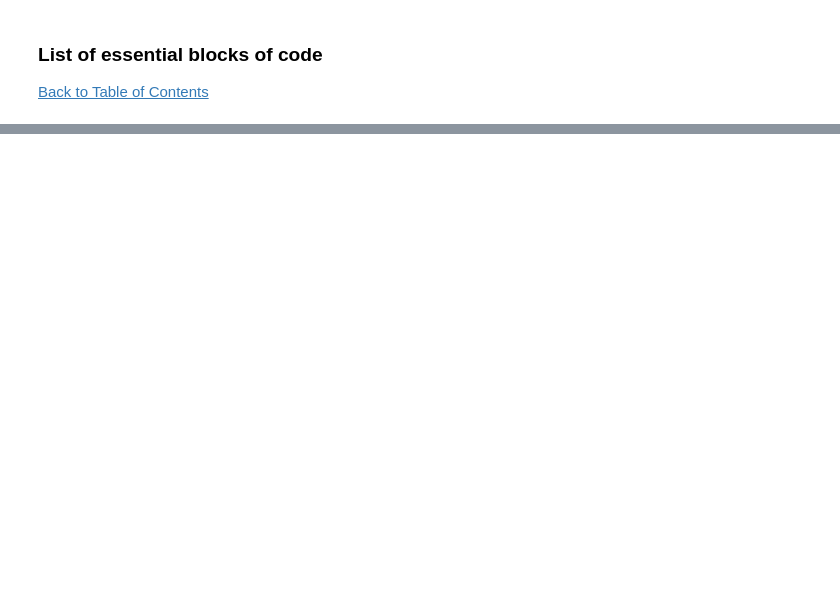
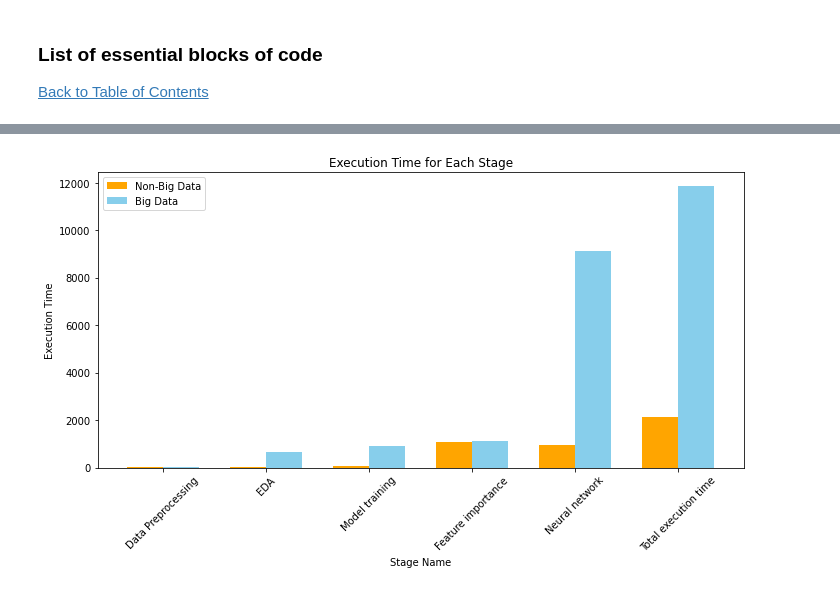
Before and after one commit to Natidhcp/MSC_DA_sem2_CA1, a Jupyter notebook: MSc_DA_CA1(No_BigData).ipynb, the cells around one changed output, grey strips where cells are left out. Cells and saved outputs as stored; diff of their text form; code cells hidden in the pictures; blank space fills up the shorter version.

```diff
--- a/MSc_DA_CA1(No_BigData).ipynb
+++ b/MSc_DA_CA1(No_BigData).ipynb
@@ -779,0 +864,19 @@ instruction_execution_df
+# %%
+# Calculate total execution time
+total_execution_time = df_exec['total execution time'].sum()
+
+# Add the total execution time row directly to the DataFrame
+df_exec.loc[len(df_exec)] = ['Total execution time', total_execution_time]
+# %%
+# Calculate total execution time
+total_execution_time = df_exec_big['total execution time'].sum()
+
+# Add the total execution time row directly to the DataFrame
+df_exec_big.loc[len(df_exec)] = ['Total execution time', total_execution_time]
+# %%
+# Merge the two DataFrames based on the 'stage name' column
+merged_df = pd.merge(df_exec, df_exec_big, on='stage name')
+
+# Rename the added column
+merged_df = merged_df.rename(columns={'total execution time_y': 'Big Data exec_time',
+                                      'total execution time_x': 'Non-Big Data exec_time' })
@@ -779,0 +893,32 @@ instruction_execution_df
+# %%
+# Set the width of the bars
+bar_width = 0.35
+
+# Define the x positions for the bars
+x = np.arange(len(merged_df))
+
+# Create a bar plot
+plt.figure(figsize=(10, 6))
+
+# Plotting Non-Big Data execution time
+plt.bar(x - bar_width/2, merged_df['Non-Big Data exec_time'], bar_width, color='orange', label='Non-Big Data')
+
+# Plotting Big Data execution time
+plt.bar(x + bar_width/2, merged_df['Big Data exec_time'], bar_width, color='skyblue', label='Big Data')
+
+# Adding labels and title
+plt.xlabel('Stage Name')
+plt.ylabel('Execution Time')
+plt.title('Execution Time for Each Stage')
+
+# Adding legend
+plt.legend()
+
+# Setting x-axis ticks and labels
+plt.xticks(x, merged_df['stage name'], rotation=45)
+
+# Show plot
+plt.tight_layout()
+plt.show()
+# %% [output]
+[figure, added]
```
Also changed, not shown: parts of 29 cells of this notebook, 1 other file.
